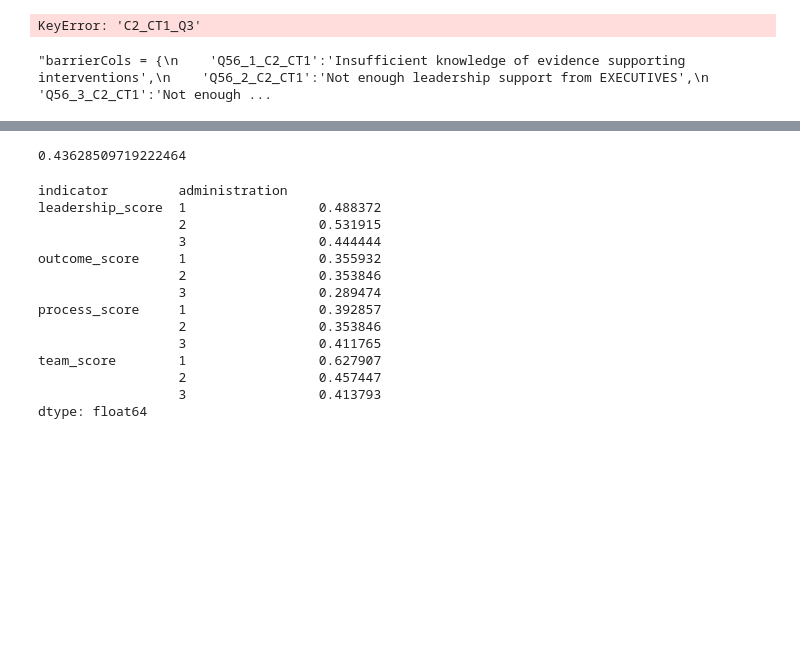
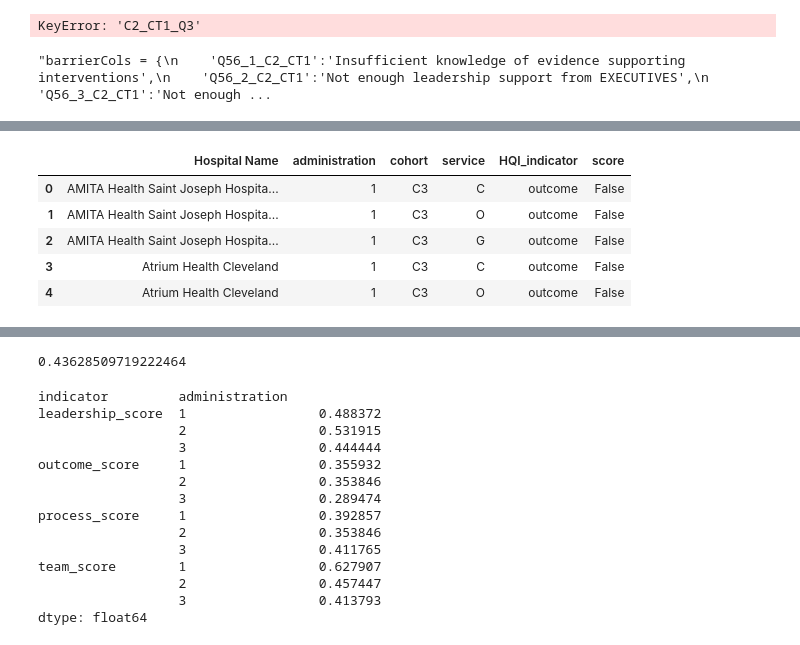
Before and after one commit to dr-rosen-rosen/ISCR_implementation_eval, a Jupyter notebook: ISCR_OP2_Report_Analysis.ipynb, the cells around one changed output, grey strips where cells are left out. Drawn from its saved outputs; the diff is of its cells as text; code cells hidden in the pictures; blank space fills up the shorter version.

```diff
--- a/ISCR_OP2_Report_Analysis.ipynb
+++ b/ISCR_OP2_Report_Analysis.ipynb
@@ -317,6 +343,10 @@ HQI_df = df[HQI_cols + ['Hospital Name']].copy()
 HQI_long = pd.melt(HQI_df, id_vars='Hospital Name', value_vars = HQI_cols, var_name = 'team_item', value_name = 'team_score')
 HQI_long.dropna(how='all', axis = 0,subset = ['team_score'],inplace=True)
 HQI_long['administration'] = HQI_long['team_item'].apply(lambda x: x.split('_')[2][-1])
+HQI_long['cohort'] = HQI_long['team_item'].apply(lambda x: x.split('_')[1])
+HQI_long['service'] = HQI_long['team_item'].apply(lambda x: x.split('_')[2])
+HQI_long['service'] = HQI_long['service'].str.replace('\d+', '')
+HQI_long['service'] = HQI_long['service'].str.replace('T', '')
 HQI_long['team_score'] = HQI_long['team_score'].astype('Int64')
 HQI_long['team_score'] = HQI_long['team_score'] < 4
 
@@ -338,3 +376,18 @@ len(HQI_long_sum.dropna(axis = 'index', how = 'any', subset = HQI_cols))
+# %%
+HQI_cols = ['outcome_score','process_score','leadership_score','team_score']
+i_cols = ['Hospital Name', 'administration','cohort','service']
+cols = i_cols + HQI_cols
+HQI_upset_df = pd.melt(HQI_long_sum[cols], id_vars = i_cols, value_vars = HQI_cols, var_name = 'HQI_indicator', value_name = 'score')
+HQI_upset_df.HQI_indicator = HQI_upset_df.HQI_indicator.str.split('_').str[0]
+HQI_upset_df.to_csv(os.path.join(os.getcwd(), cnf[conf]['output_path'],cnf[conf]['HQI_upset']))
+HQI_upset_df.head()
+# %% [output]
+|  | Hospital Name | administration | cohort | service | HQI_indicator | score |
+| 0 | AMITA Health Saint Joseph Hospita... | 1 | C3 | C | outcome | False |
+| 1 | AMITA Health Saint Joseph Hospita... | 1 | C3 | O | outcome | False |
+| 2 | AMITA Health Saint Joseph Hospita... | 1 | C3 | G | outcome | False |
+| 3 | Atrium Health Cleveland | 1 | C3 | C | outcome | False |
+| 4 | Atrium Health Cleveland | 1 | C3 | O | outcome | False |
 # %%
 def quality_implementation_recode(row):
     HQI_cols = ['outcome_score','process_score','leadership_score','team_score']
```
Also changed, not shown: parts of 7 cells of this notebook, 3 other files.
